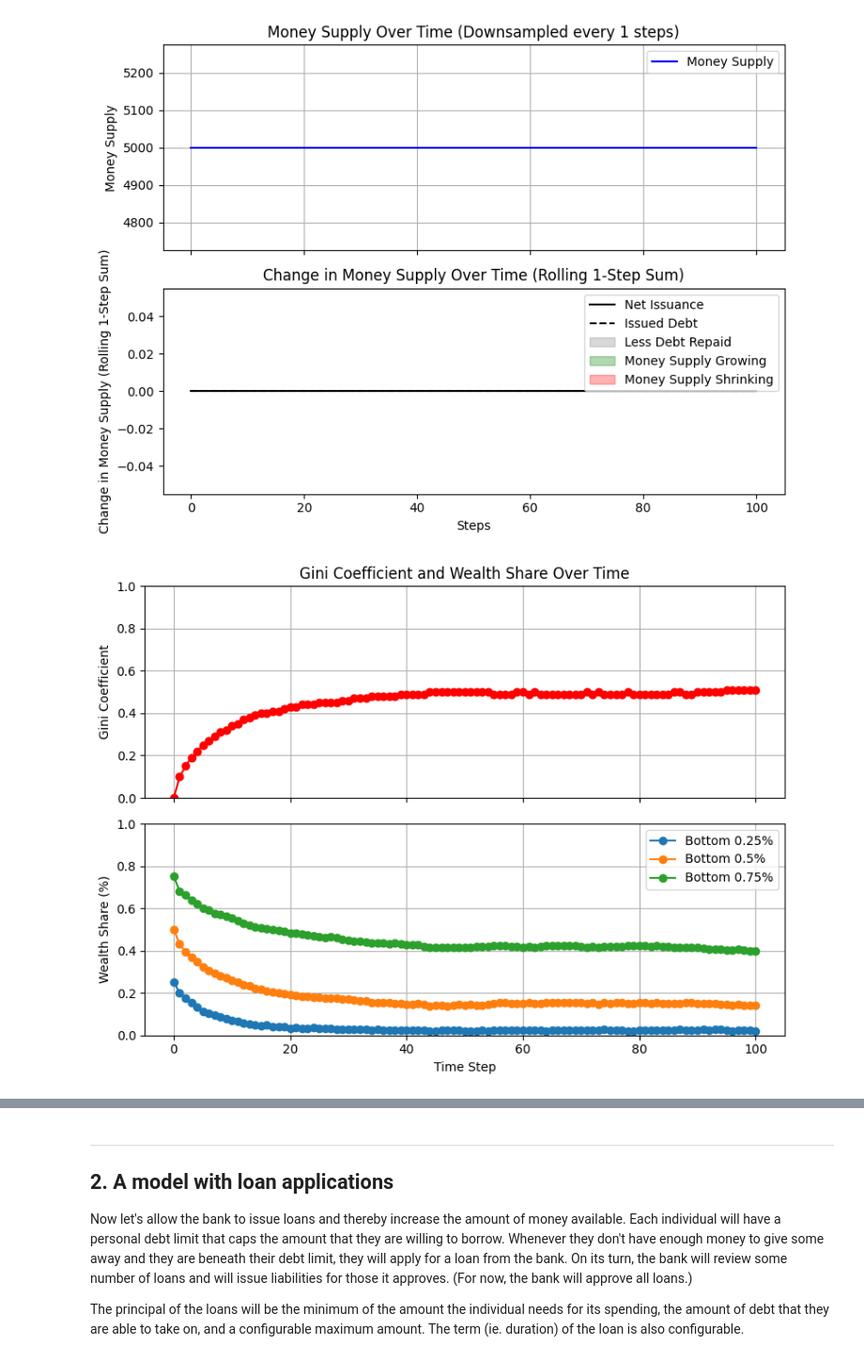
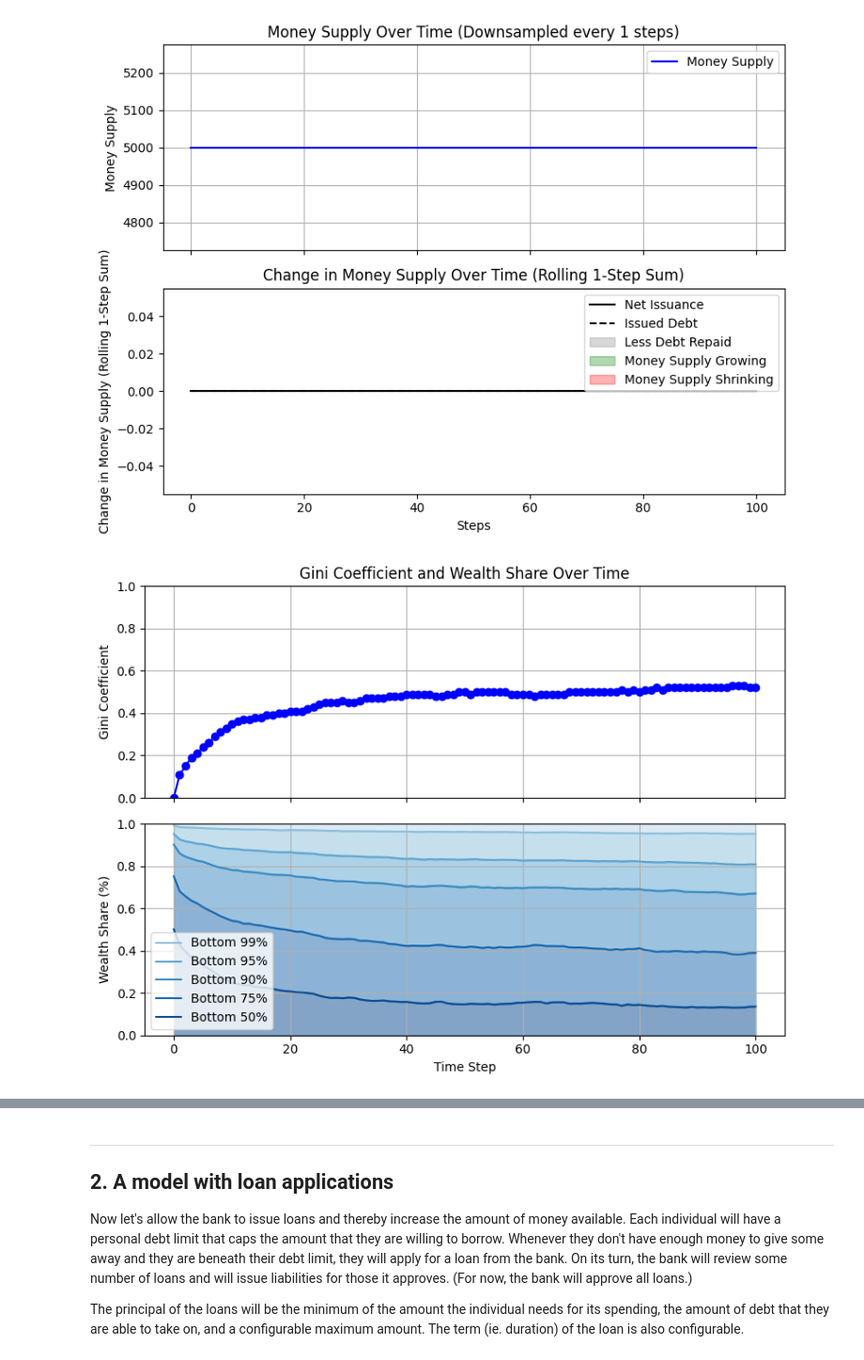
Before and after one commit to fillstaley/econolab, a Jupyter notebook: models/boltzmann-banking/boltzmann-banking.ipynb, the cells around one changed output, grey strips where cells are left out. Shown at 94% size. Cells and saved outputs as stored; diff of their text form; code cells hidden in the pictures.

Commit message:
refined the inequality plotting functions

```diff
--- a/models/boltzmann-banking/boltzmann-banking.ipynb
+++ b/models/boltzmann-banking/boltzmann-banking.ipynb
@@ -61,10 +61,10 @@ for _ in range(100):
 plot.money_supply(no_loans_model)
 # %% [output]
 [figure]
-# %%
-plot.individual_wealth_inequality(no_loans_model)
-# %% [output]
-[figure, removed]
+# %%
+plot.individual_wealth_inequality(no_loans_model, p_values=[0.5, 0.75, 0.9, 0.95, 0.99])
+# %% [output]
+[figure, added]
 # %%
 plot.individual_wealth_distribution(no_loans_model)
 # %% [output]
```
Also changed, not shown: parts of 13 cells of this notebook, 2 other files.
